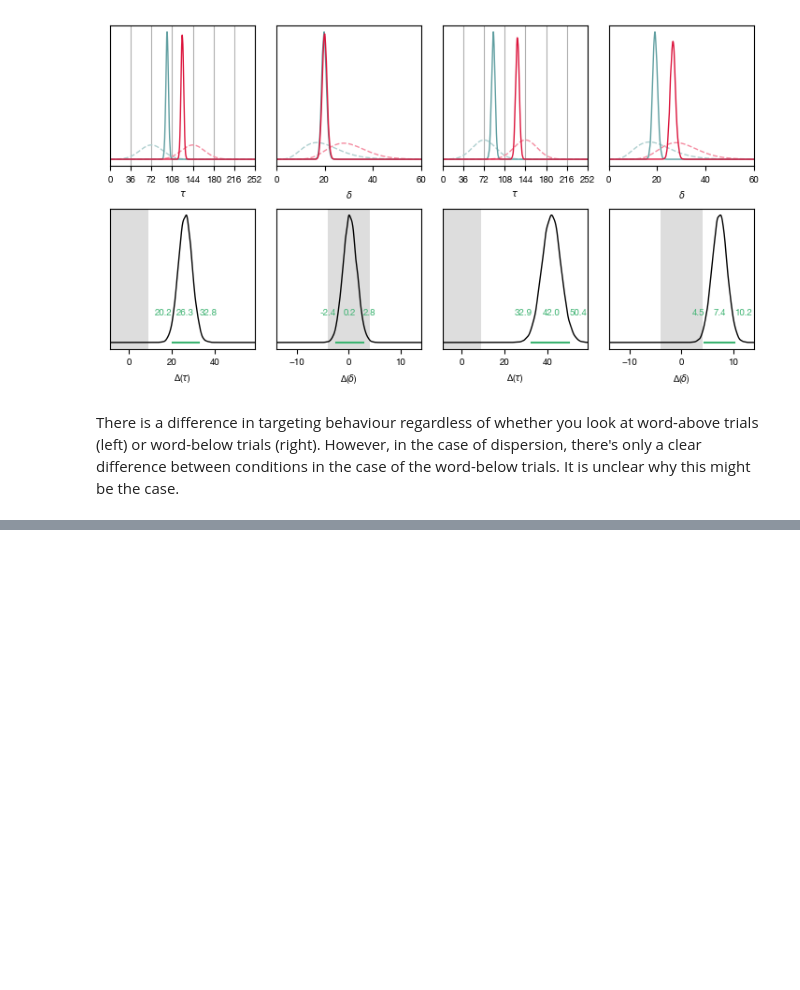
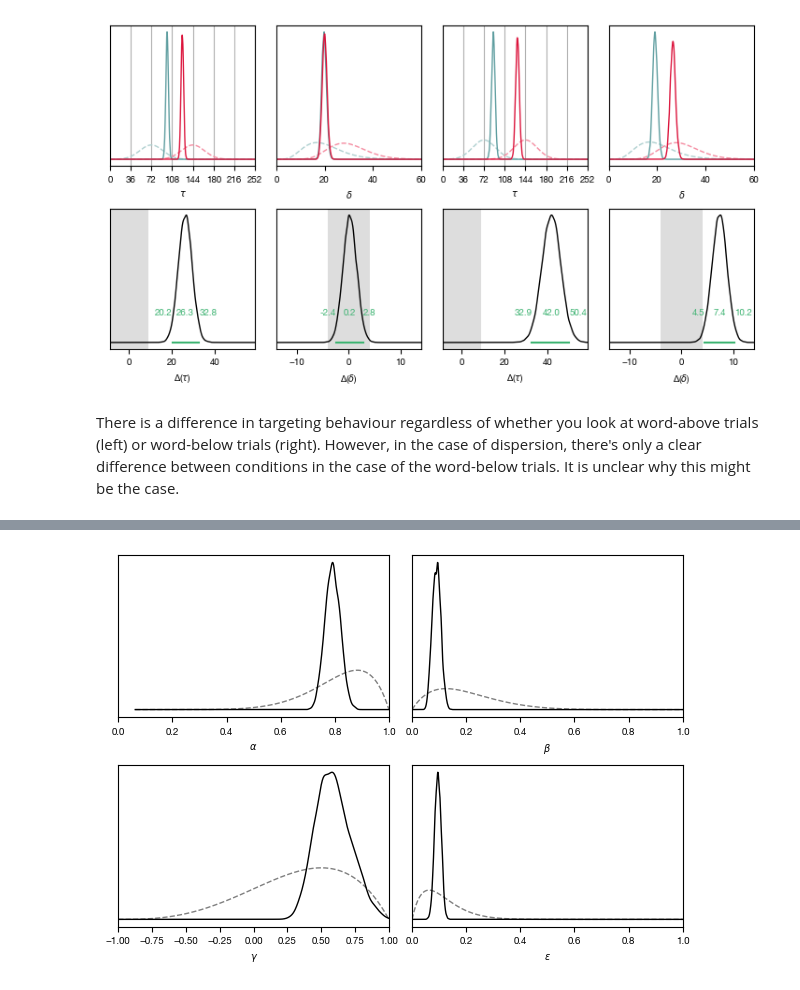
Before and after one commit to jwcarr/lexisense, a Jupyter notebook: notebook.ipynb, the cells around one changed output, grey strips where cells are left out. Saved outputs shown, nothing was run; the diff lists cells and outputs as text; code cells hidden in the pictures; blank space fills up the shorter version.

Commit message:
Add discussion about simulated parameter recovery for Experiment 1

```diff
--- a/notebook.ipynb
+++ b/notebook.ipynb
@@ -667,0 +693,8 @@ There is a difference in targeting behaviour regardless of whether you look at w
+# %%
+with Figure(n_cols=2, n_rows=2, width=150) as fig:
+    for param, axis in zip(['α', 'β', 'γ', 'ε'], fig):
+        plots.plot_prior(axis, exp1, param, transform_to_param_bounds=True)
+        plots.plot_posterior(axis, exp1, param, posterior_file=DATA / 'synthetic_datasets' / 'exp1_posterior.nc')
+    fig.auto_deduplicate_axes = False
+# %% [output]
+[figure, added]
```
Also changed, not shown: parts of 8 cells of this notebook, 2 other files.
